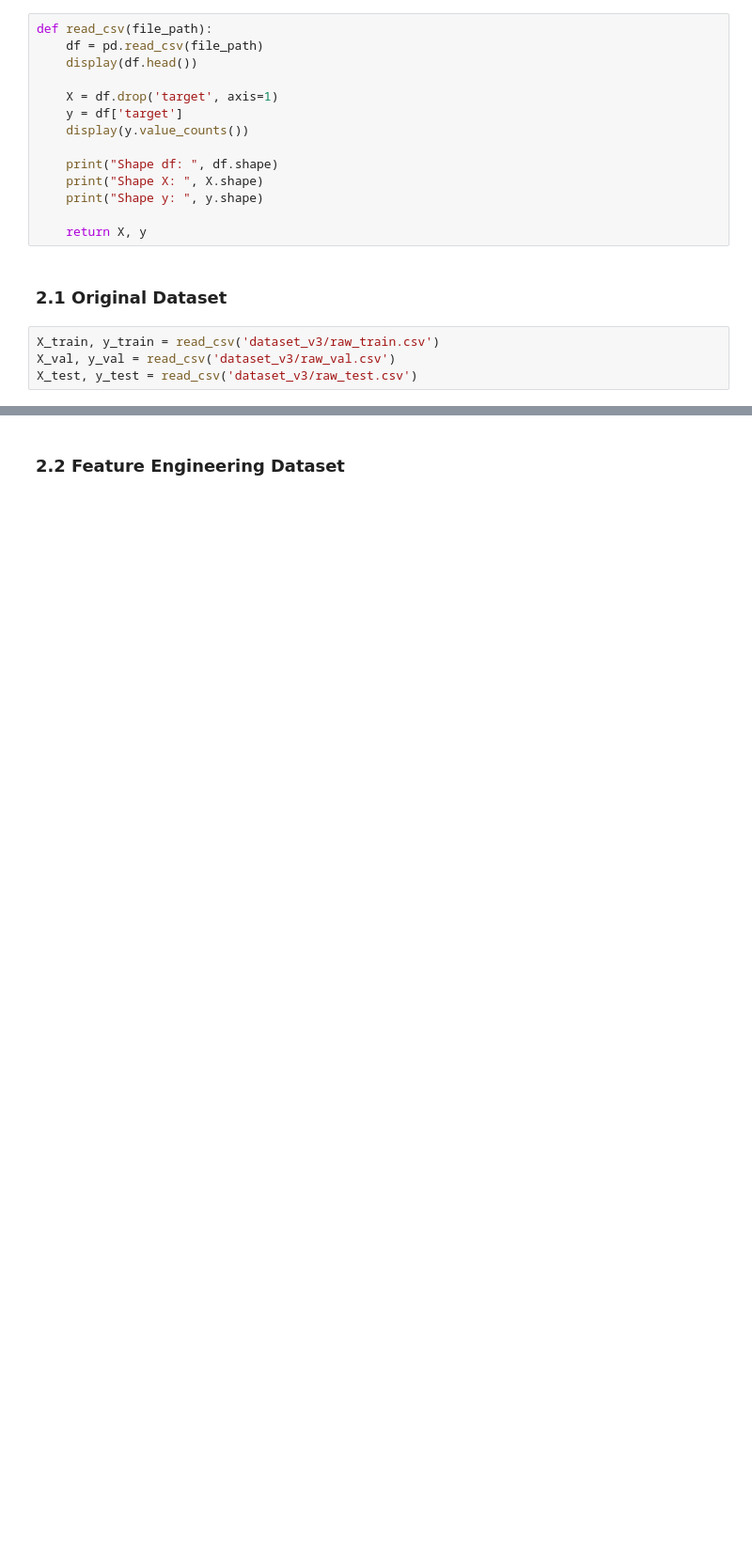
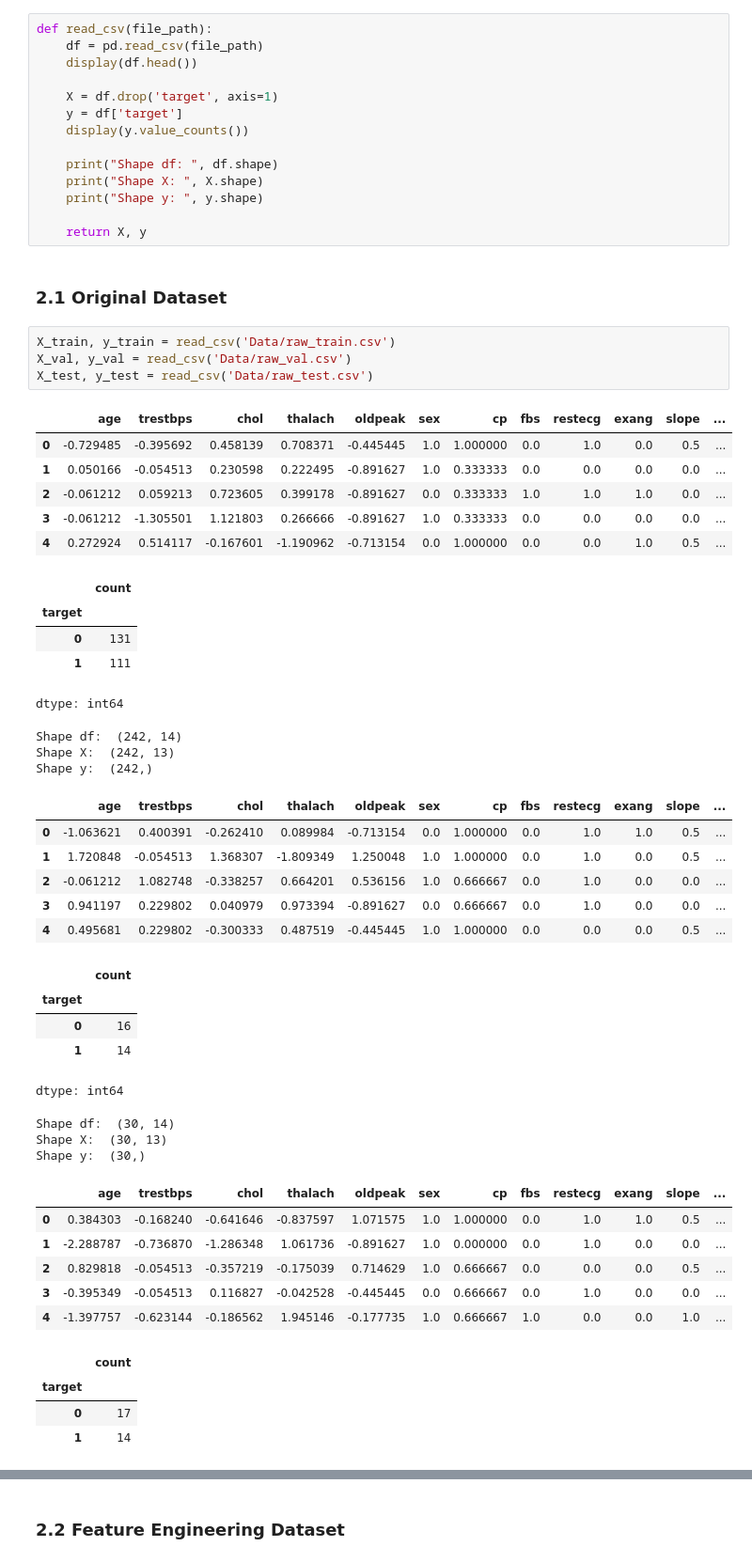
Before and after one commit to mylethidiem/data-science-artificial-intelligence-projects, a Jupyter notebook: Heart-Disease-Diagnosis/notebooks/GradientBoosting_Diagnosis.ipynb, the cells around one changed output, grey strips where cells are left out. Shown at 94% size. Cells and saved outputs as stored; diff of their text form; blank space fills up the shorter version.

```diff
--- a/Heart-Disease-Diagnosis/notebooks/GradientBoosting_Diagnosis.ipynb
+++ b/Heart-Disease-Diagnosis/notebooks/GradientBoosting_Diagnosis.ipynb
@@ -56,6 +66,45 @@ def read_csv(file_path):
 # %% [markdown]
 ### 2.1 Original Dataset
 # %%
-X_train, y_train = read_csv('dataset_v3/raw_train.csv')
-X_val, y_val = read_csv('dataset_v3/raw_val.csv')
-X_test, y_test = read_csv('dataset_v3/raw_test.csv')
+X_train, y_train = read_csv('Data/raw_train.csv')
+X_val, y_val = read_csv('Data/raw_val.csv')
+X_test, y_test = read_csv('Data/raw_test.csv')
+# %% [output]
+|  | age | trestbps | chol | thalach | oldpeak | sex | cp | fbs | restecg | exang | slope | ... |
+| 0 | -0.729485 | -0.395692 | 0.458139 | 0.708371 | -0.445445 | 1.0 | 1.000000 | 0.0 | 1.0 | 0.0 | 0.5 | ... |
+| 1 | 0.050166 | -0.054513 | 0.230598 | 0.222495 | -0.891627 | 1.0 | 0.333333 | 0.0 | 0.0 | 0.0 | 0.0 | ... |
+| 2 | -0.061212 | 0.059213 | 0.723605 | 0.399178 | -0.891627 | 0.0 | 0.333333 | 1.0 | 1.0 | 1.0 | 0.0 | ... |
+| 3 | -0.061212 | -1.305501 | 1.121803 | 0.266666 | -0.891627 | 1.0 | 0.333333 | 0.0 | 0.0 | 0.0 | 0.0 | ... |
+| 4 | 0.272924 | 0.514117 | -0.167601 | -1.190962 | -0.713154 | 0.0 | 1.000000 | 0.0 | 0.0 | 1.0 | 0.5 | ... |
+|  | count |
+| target |  |
+| 0 | 131 |
+| 1 | 111 |
+dtype: int64
+Shape df:  (242, 14)
+Shape X:  (242, 13)
+Shape y:  (242,)
+|  | age | trestbps | chol | thalach | oldpeak | sex | cp | fbs | restecg | exang | slope | ... |
+| 0 | -1.063621 | 0.400391 | -0.262410 | 0.089984 | -0.713154 | 0.0 | 1.000000 | 0.0 | 1.0 | 1.0 | 0.5 | ... |
+| 1 | 1.720848 | -0.054513 | 1.368307 | -1.809349 | 1.250048 | 1.0 | 1.000000 | 0.0 | 1.0 | 0.0 | 0.5 | ... |
+| 2 | -0.061212 | 1.082748 | -0.338257 | 0.664201 | 0.536156 | 1.0 | 0.666667 | 0.0 | 1.0 | 0.0 | 0.0 | ... |
+| 3 | 0.941197 | 0.229802 | 0.040979 | 0.973394 | -0.891627 | 0.0 | 0.666667 | 0.0 | 1.0 | 0.0 | 0.0 | ... |
+| 4 | 0.495681 | 0.229802 | -0.300333 | 0.487519 | -0.445445 | 1.0 | 1.000000 | 0.0 | 0.0 | 0.0 | 0.5 | ... |
+|  | count |
+| target |  |
+| 0 | 16 |
+| 1 | 14 |
+dtype: int64
+Shape df:  (30, 14)
+Shape X:  (30, 13)
+Shape y:  (30,)
+|  | age | trestbps | chol | thalach | oldpeak | sex | cp | fbs | restecg | exang | slope | ... |
+| 0 | 0.384303 | -0.168240 | -0.641646 | -0.837597 | 1.071575 | 1.0 | 1.000000 | 0.0 | 1.0 | 1.0 | 0.5 | ... |
+| 1 | -2.288787 | -0.736870 | -1.286348 | 1.061736 | -0.891627 | 1.0 | 0.000000 | 0.0 | 1.0 | 0.0 | 0.0 | ... |
+| 2 | 0.829818 | -0.054513 | -0.357219 | -0.175039 | 0.714629 | 1.0 | 0.666667 | 0.0 | 0.0 | 0.0 | 0.5 | ... |
+| 3 | -0.395349 | -0.054513 | 0.116827 | -0.042528 | -0.445445 | 0.0 | 0.666667 | 0.0 | 1.0 | 0.0 | 0.0 | ... |
+| 4 | -1.397757 | -0.623144 | -0.186562 | 1.945146 | -0.177735 | 1.0 | 0.666667 | 1.0 | 0.0 | 0.0 | 1.0 | ... |
+|  | count |
+| target |  |
+| 0 | 17 |
+| 1 | 14 |
```
Also changed, not shown: parts of 10 cells of this notebook.
